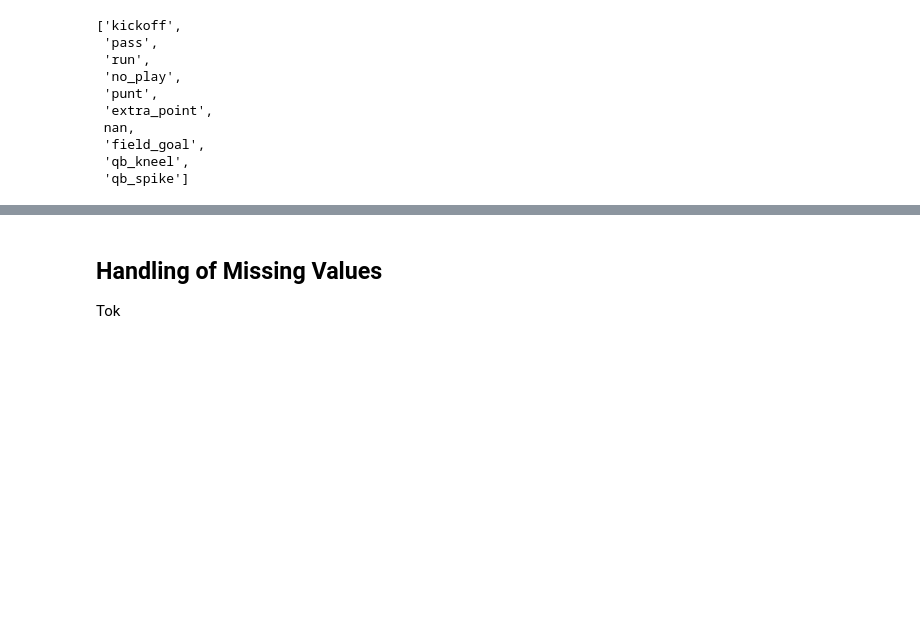
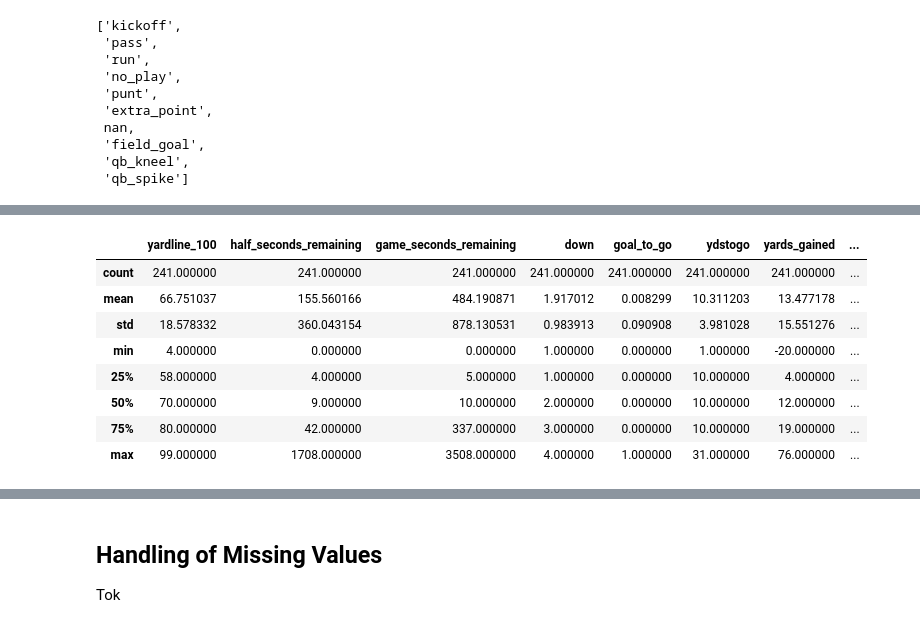
Before and after one commit to MatthiasBiermanns/NFL_play_prediction, a Jupyter notebook: preprocessing_documentation.ipynb, the cells around one changed output, grey strips where cells are left out. Drawn from its saved outputs; the diff is of its cells as text; code cells hidden in the pictures; blank space fills up the shorter version.

```diff
--- a/preprocessing_documentation.ipynb
+++ b/preprocessing_documentation.ipynb
@@ -48,6 +69,20 @@ combined_df.drop(combined_df[combined_df["safety"] == 1].index, axis=0, inplace=
 # %%
 # drop plays with penalties
 combined_df.drop(combined_df[combined_df["penalty"] == 1].index, axis=0, inplace=True)
+# %%
+# 75 perc. quant. is at 42 sec / half -> only end of half -> biased -> plotten half seconds
+
+display(combined_df[combined_df['lateral_reception'] == 1].describe())
+# %% [output]
+|  | yardline_100 | half_seconds_remaining | game_seconds_remaining | down | goal_to_go | ydstogo | yards_gained | ... |
+| count | 241.000000 | 241.000000 | 241.000000 | 241.000000 | 241.000000 | 241.000000 | 241.000000 | ... |
+| mean | 66.751037 | 155.560166 | 484.190871 | 1.917012 | 0.008299 | 10.311203 | 13.477178 | ... |
+| std | 18.578332 | 360.043154 | 878.130531 | 0.983913 | 0.090908 | 3.981028 | 15.551276 | ... |
+| min | 4.000000 | 0.000000 | 0.000000 | 1.000000 | 0.000000 | 1.000000 | -20.000000 | ... |
+| 25% | 58.000000 | 4.000000 | 5.000000 | 1.000000 | 0.000000 | 10.000000 | 4.000000 | ... |
+| 50% | 70.000000 | 9.000000 | 10.000000 | 2.000000 | 0.000000 | 10.000000 | 12.000000 | ... |
+| 75% | 80.000000 | 42.000000 | 337.000000 | 3.000000 | 0.000000 | 10.000000 | 19.000000 | ... |
+| max | 99.000000 | 1708.000000 | 3508.000000 | 4.000000 | 1.000000 | 31.000000 | 76.000000 | ... |
 # %%
 # drop plays with laterals
 combined_df.drop(
```
Also changed, not shown: parts of 7 cells of this notebook, 1 other file.
